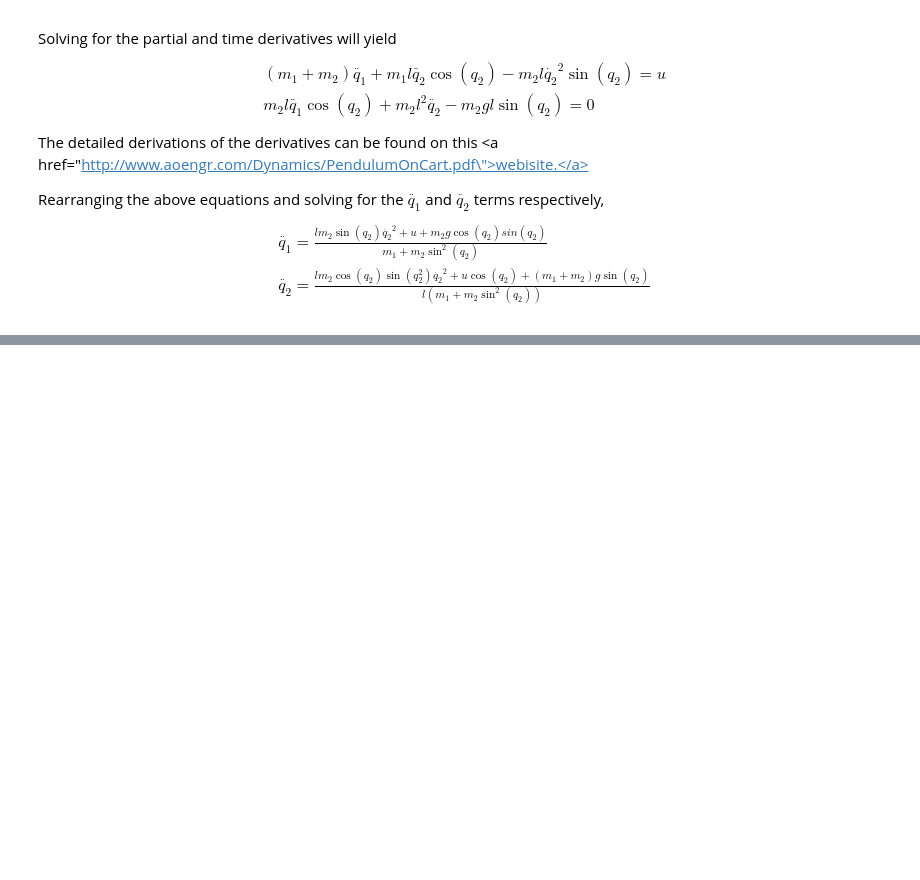
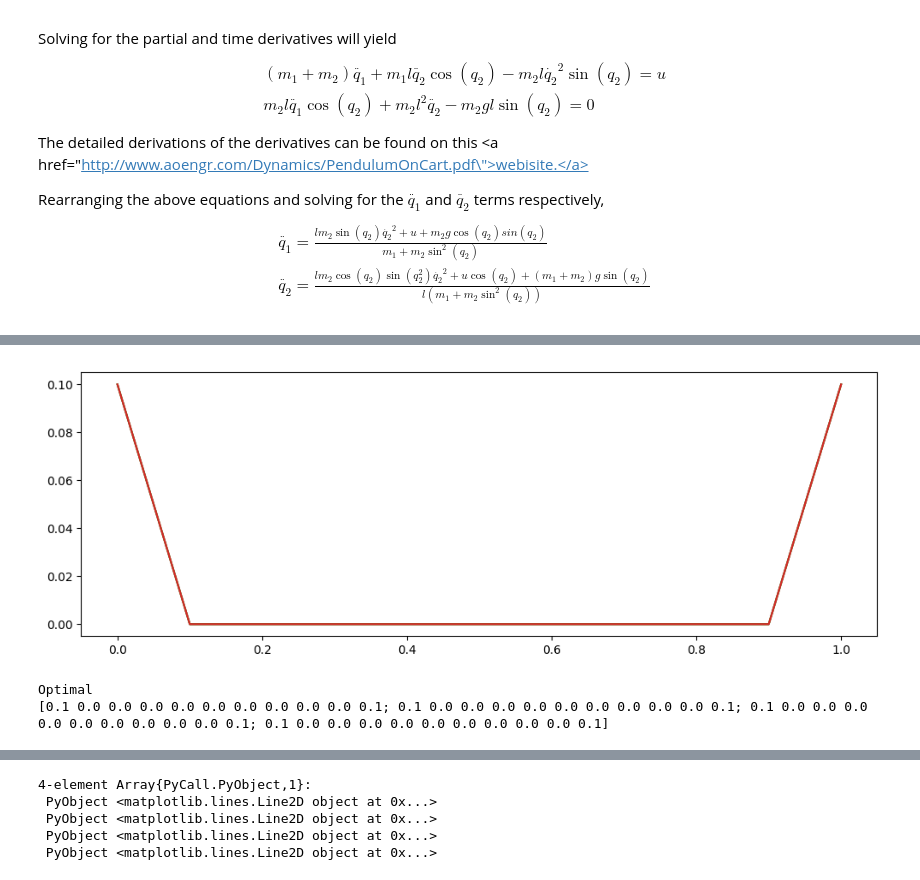
Before and after one commit to kieran-nichols/DIP_Control, a Jupyter notebook: DIP_mechanics.ipynb, the cells around one changed output, grey strips where cells are left out. Saved outputs shown, nothing was run; the diff lists cells and outputs as text; code cells hidden in the pictures; blank space fills up the shorter version.

```diff
--- a/DIP_mechanics.ipynb
+++ b/DIP_mechanics.ipynb
@@ -167,0 +174,15 @@ qDDTwoLinkManipulator (generic function with 1 method)
+# %%
+using PyPlot
+h = 0.1
+tf = 1
+Time = 0:h:tf                   #time vector
+z = [.1; .1; .1; .1] #initial position and velocity
+state = qDDTwoLinkManipulator(z,Time)
+
+figure(figsize=(12,4))
+plot(Time,state[1,:],Time,state[2,:],Time,state[3,:],Time,state[4,:])
+# plot(Time,torque[1,:],Time,torque[2,:])
+# %% [output]
+[figure, added]
+Optimal
+[0.1 0.0 0.0 0.0 0.0 0.0 0.0 0.0 0.0 0.0 0.1; 0.1 0.0 0.0 0.0 0.0 0.0 0.0 0.0 0.0 0.0 0.1; 0.1 0.0 0.0 0.0 0.0 0.0 0.0 0.0 0.0 0.0 0.1; 0.1 0.0 0.0 0.0 0.0 0.0 0.0 0.0 0.0 0.0 0.1]
@@ -168,2 +209,7 @@ qDDTwoLinkManipulator (generic function with 1 method)
+4-element Array{PyCall.PyObject,1}:
+ PyObject <matplotlib.lines.Line2D object at 0x...>
+ PyObject <matplotlib.lines.Line2D object at 0x...>
+ PyObject <matplotlib.lines.Line2D object at 0x...>
+ PyObject <matplotlib.lines.Line2D object at 0x...>
 # %%
 dT = .03      #integration step size
```
Also changed, not shown: parts of 6 cells of this notebook.
